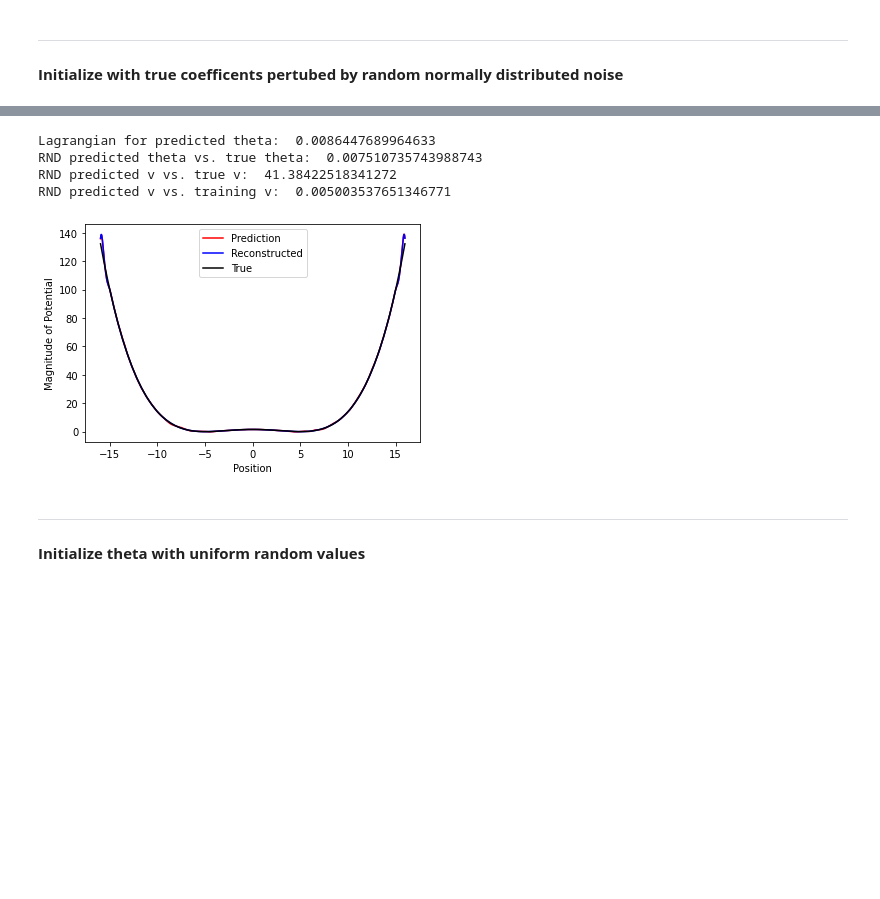
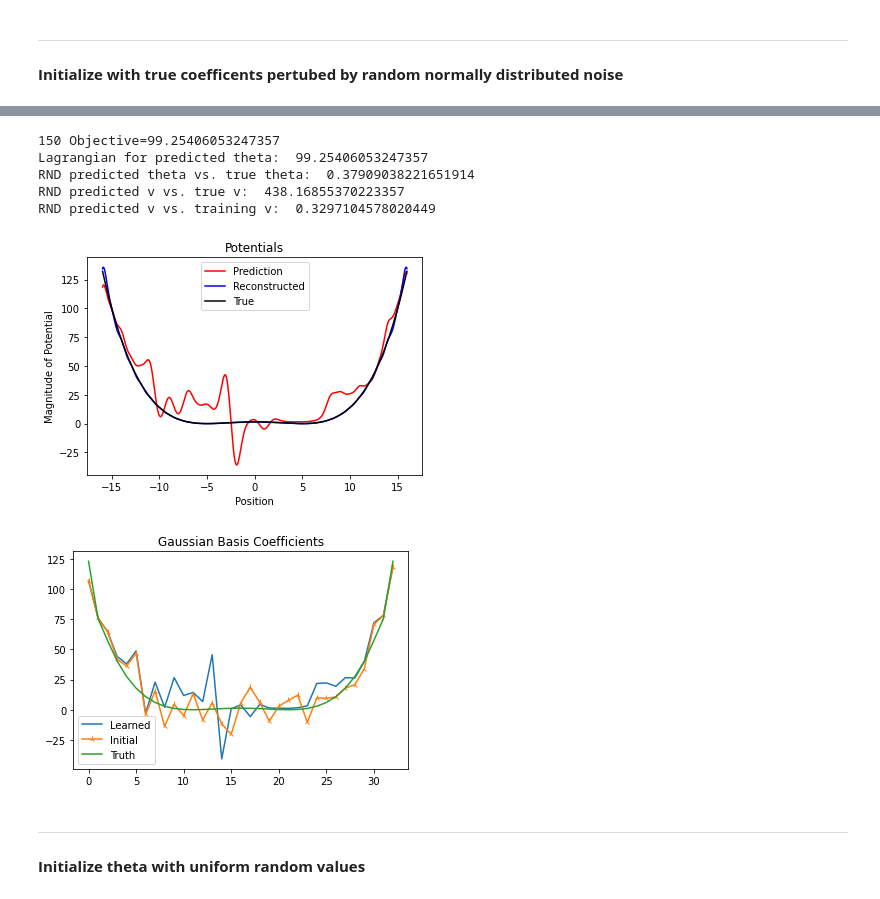
Before and after one commit to kbcollins/tdse, a Jupyter notebook: tdse-adj-kbc-gauss-results.ipynb, the cells around one changed output, grey strips where cells are left out. Saved outputs shown, nothing was run; the diff lists cells and outputs as text; code cells hidden in the pictures; blank space fills up the shorter version.

```diff
--- a/tdse-adj-kbc-gauss-results.ipynb
+++ b/tdse-adj-kbc-gauss-results.ipynb
@@ -427,6 +427,8 @@ plt.show()
 # %% [markdown]
 **Code for Adjoint Method**
 # %%
+from IPython.display import clear_output
+
 def mkobjgrdfn(ng, amattruobjgrd, mkgvmatfn):
     # this code computes the objective function give
     # a set of Gaussian basis coefficients as input
@@ -451,7 +453,9 @@ def mkobjgrdfn(ng, amattruobjgrd, mkgvmatfn):
         glbobjhis[-1] = objct
 
         # print the latest values of the Lagrangian
-        print(f'{glbitrcnt} Lagrangan={glbobjhis[-1]}', end='\x1b[50K\r')
+        # print(f'{glbitrcnt} Objective={glbobjhis[-1]}', end='\x1b[3J')  # \r')
+        clear_output()
+        print(f'{glbitrcnt} Objective={glbobjhis[-1]}')  #, flush=True)
         return objct
 
     # compute the gradients
@@ -537,7 +533,8 @@ array([-2.63245648e-07,  1.69191484e-06, -4.78724250e-06, -3.05107128e-05,
 
 seed = 1234  # set to None for random initialization
 cfftrub = cfstru.copy()
-cfftrub += 0.25 * np.random.default_rng(seed).normal(size=cfstru.shape)
+# cfftrub += 0.25 * np.random.default_rng(seed).normal(size=cfstru.shape)
+cfftrub += 10.0 * np.random.default_rng(seed).normal(size=cfstru.shape)
 # %%
 print(cfftrub.shape)
 # %% [output]
@@ -551,5 +548,5 @@ glbobjhis = np.zeros(objechistlen)
 glbitrcnt = 0
 
 restrub = so.minimize(objectfn, cfftrub, jac=gradfn,
-                      options={'maxiter': 10, 'disp': True}).x
+                      options={'maxiter': 100, 'disp': True}).x
 # %% [output]
@@ -569,38 +567,48 @@ plt.show()
 # %%
 # results
 
 # Print value of objective for predicted theta
 print('Lagrangian for predicted theta: ', objectfn(restrub))
 
 # Relative norm difference of predicted theta to true theta
 print('RND predicted theta vs. true theta: ', nl.norm(restrub - cfstru) / nl.norm(cfstru))
 
 # use the predicted theta to compute the predicted potential
 vtrubprdc = gmatplot @ restrub
 
 # Relative norm difference of the predicted potential to true potential
 print('RND predicted v vs. true v: ', nl.norm(vtrue - vtrubprdc))
 
 # Relative norm difference of the predicted potential to training data
 print('RND predicted v vs. training v: ', nl.norm(vxtrurec - vtrubprdc) / nl.norm(vxtrurec))
 
 # red = learned potential
 # blue = reconstructed potential
 # black = true potential
 trim = 1
 plt.plot(xvec[trim:-trim], vtrubprdc[trim:-trim], color='red', label='Prediction')
 plt.plot(xvec[trim:-trim], vxtrurec[trim:-trim], color='blue', label='Reconstructed')
 plt.plot(xvec[trim:-trim], vtrue[trim:-trim], color='black', label='True')
+plt.title('Potentials')
 plt.xlabel('Position')
 plt.ylabel('Magnitude of Potential')
 plt.legend()
 plt.show()
+
+plt.plot(restrub, label='Learned')
+plt.plot(cfftrub, '2-', label='Initial')
+plt.plot(cfstru, label='Truth')
+plt.title('Gaussian Basis Coefficients')
+plt.legend()
+plt.show()
 # %% [output]
-Lagrangian for predicted theta:  0.0086447689964633
-RND predicted theta vs. true theta:  0.007510735743988743
-RND predicted v vs. true v:  41.38422518341272
-RND predicted v vs. training v:  0.005003537651346771
+150 Objective=99.25406053247357
+Lagrangian for predicted theta:  99.25406053247357
+RND predicted theta vs. true theta:  0.37909038221651914
+RND predicted v vs. true v:  438.16855370223357
+RND predicted v vs. training v:  0.3297104578020449
-[figure, old version]
+[figure, new version]
+[figure, added]
 # %% [markdown]
 ---
 **Initialize theta with uniform random values**
```
Also changed, not shown: parts of 11 cells of this notebook.
